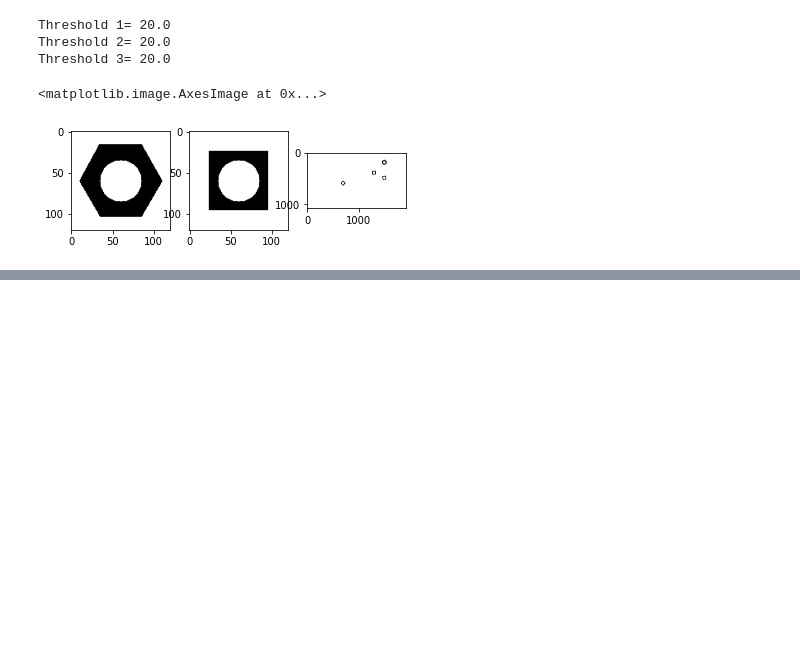
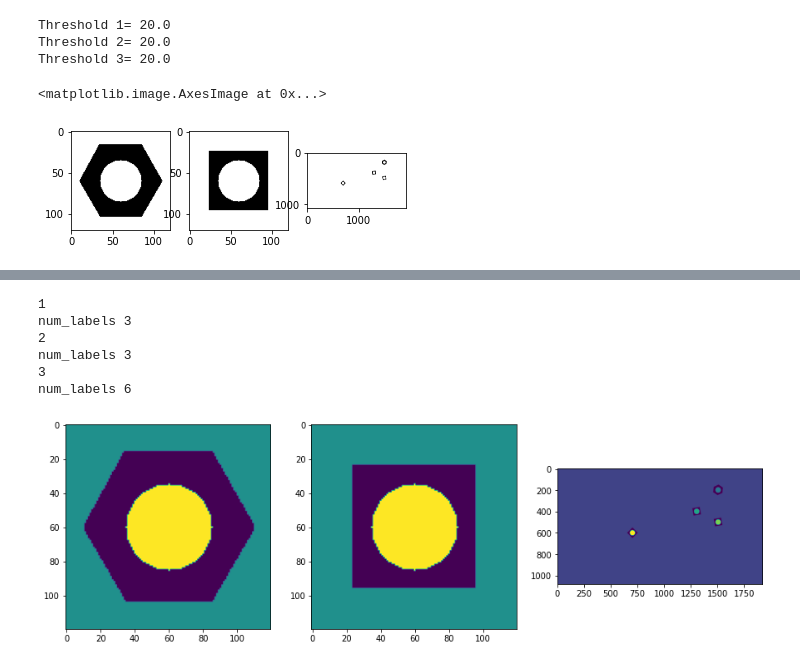
Before and after one commit to maleeshaRuvindi/EN2550_assignment3, a Jupyter notebook: EN2550_assignment3.ipynb, the cells around one changed output, grey strips where cells are left out. Cells and saved outputs as stored; diff of their text form; code cells hidden in the pictures; blank space fills up the shorter version.

Commit message:
connected components

```diff
--- a/EN2550_assignment3.ipynb
+++ b/EN2550_assignment3.ipynb
@@ -46,0 +61,21 @@ Threshold 3= 20.0
+# %%
+connectivity=4
+connected=[]
+connected.append(cv.connectedComponentsWithStats(closing1, connectivity, cv.CV_32S))
+connected.append(cv.connectedComponentsWithStats(closing2, connectivity, cv.CV_32S))
+connected.append(cv.connectedComponentsWithStats(closing3, connectivity, cv.CV_32S))
+
+fig, ax = plt. subplots(1,3,figsize=(15,5))
+for i in range(3):
+    plt.subplot(1,3,i+1)
+    plt.imshow(connected[i][1])
+    print(i+1)
+    print('num_labels',connected[i][0])
+# %% [output]
+1
+num_labels 3
+2
+num_labels 3
+3
+num_labels 6
+[figure, added]
```
Also changed, not shown: parts of 1 cell of this notebook.
